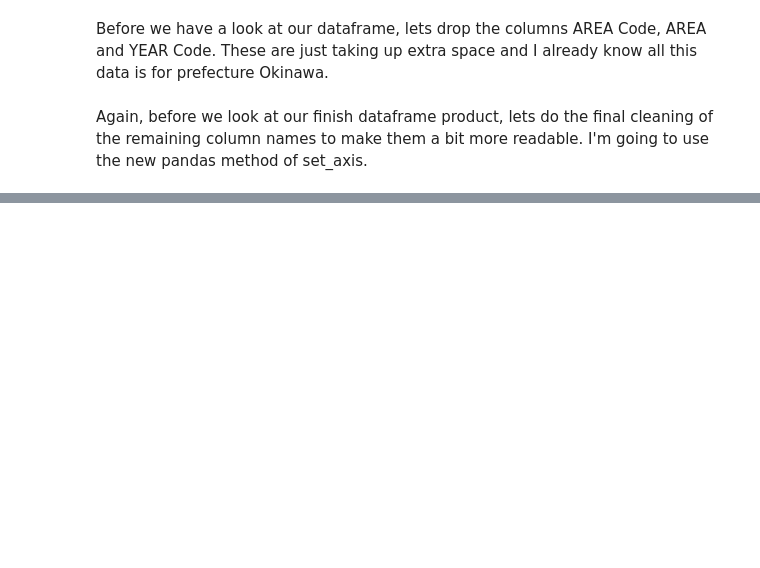
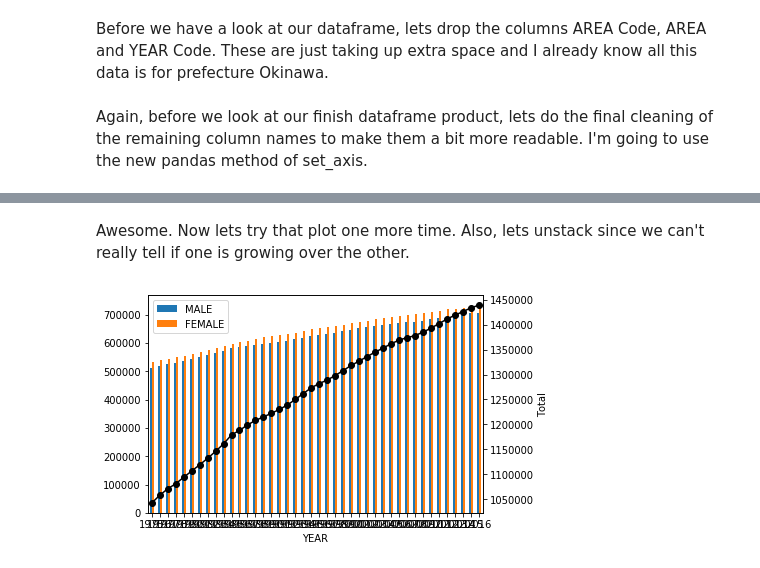
Before and after one commit to 9cLUNA/Okinawa-Population, a Jupyter notebook: oki_pop.ipynb, the cells around one changed output, grey strips where cells are left out. Drawn from its saved outputs; the diff is of its cells as text; code cells hidden in the pictures; blank space fills up the shorter version.

```diff
--- a/oki_pop.ipynb
+++ b/oki_pop.ipynb
@@ -94,0 +135,2 @@ Now lets see just a few years as a stacked bar graph. This will utlize the matpl
+# %%
+df = df.iloc[::-1]
@@ -94,0 +139,2 @@ Now lets see just a few years as a stacked bar graph. This will utlize the matpl
+# %%
+df = df.reset_index(drop=True)
@@ -94,0 +152,9 @@ Now lets see just a few years as a stacked bar graph. This will utlize the matpl
+# %% [markdown]
+Awesome. Now lets try that plot one more time. Also, lets unstack since we can't really tell if one is growing over the other.
+# %%
+df.plot(x='YEAR', y=['MALE', 'FEMALE'], stacked=False, kind='bar')
+ax = df['TOTAL'].plot(secondary_y=True, color='k', marker='o')
+ax.set_ylabel('Total')
+plt.show()
+# %% [output]
+[figure, added]
```
Also changed, not shown: parts of 35 cells of this notebook, 1 other file.
